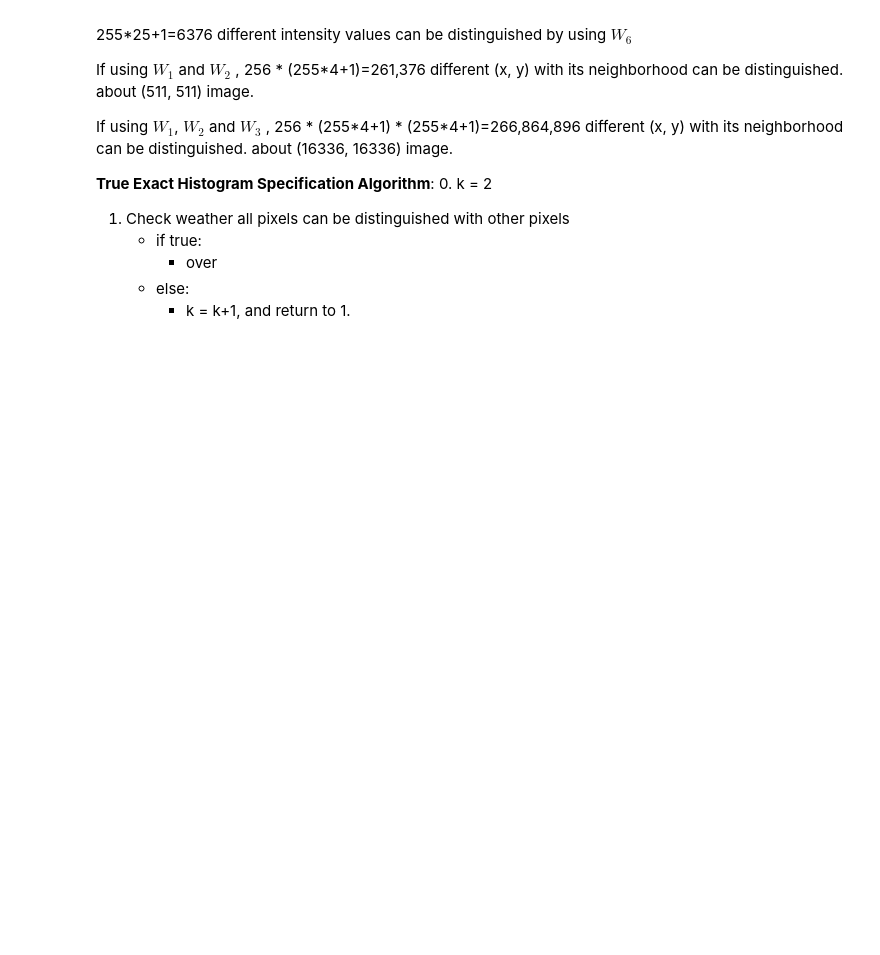
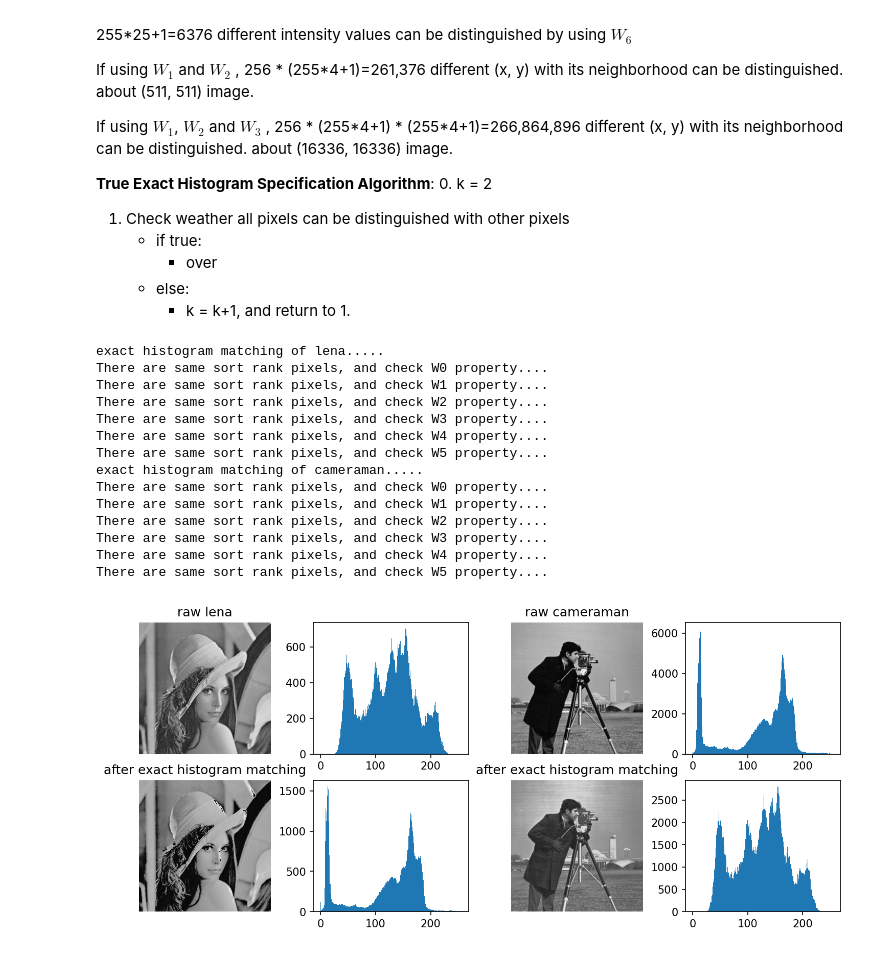
Before and after one commit to koolo233/DigitalImageProcessing_Python, a Jupyter notebook: Histogram_Processing.ipynb, the cells around one changed output. Drawn from its saved outputs; the diff is of its cells as text; code cells hidden in the pictures; blank space fills up the shorter version.

Commit message:
exact histogram matching finish

```diff
--- a/Histogram_Processing.ipynb
+++ b/Histogram_Processing.ipynb
@@ -442,0 +520,54 @@ If using $W_1$, $W_2$ and $W_3$ , 256 * (255\*4+1) \* (255\*4+1)=266,864,896 dif
+# %%
+# read image
+lena_image = cv2.imread("./images/lena_gray_256.tif", 0)
+cameraman_image = cv2.imread("./images/cameraman.tif", 0)
+
+print("exact histogram matching of lena.....")
+exact_histogram_matching_lena = exact_histogram_matching(lena_image, cameraman_image)
+print("exact histogram matching of cameraman.....")
+exact_histogram_matching_cameraman_image = exact_histogram_matching(cameraman_image, lena_image)
+
+plt.figure(figsize=(12, 5), dpi=150)
+
+plt.subplot(2, 4, 1)
+plt.axis("off")
+plt.title("raw lena")
+plt.imshow(lena_image, cmap="gray", vmin=0, vmax=255)
+plt.subplot(2, 4, 2)
+plt.hist(lena_image.ravel(), 256, [0, 256])
+plt.subplot(2, 4, 3)
+plt.axis("off")
+plt.title("raw cameraman")
+plt.imshow(cameraman_image, cmap="gray", vmin=0, vmax=255)
+plt.subplot(2, 4, 4)
+plt.hist(cameraman_image.ravel(), 256, [0, 256])
+plt.subplot(2, 4, 5)
+plt.axis("off")
+plt.title("after exact histogram matching")
+plt.imshow(exact_histogram_matching_lena, cmap="gray", vmin=0, vmax=255)
+plt.subplot(2, 4, 6)
+plt.hist(exact_histogram_matching_lena.ravel(), 256, [0, 256])
+plt.subplot(2, 4, 7)
+plt.axis("off")
+plt.title("after exact histogram matching")
+plt.imshow(exact_histogram_matching_cameraman_image, cmap="gray", vmin=0, vmax=255)
+plt.subplot(2, 4, 8)
+plt.hist(exact_histogram_matching_cameraman_image.ravel(), 256, [0, 256])
+
+plt.show()
+# %% [output]
+exact histogram matching of lena.....
+There are same sort rank pixels, and check W0 property....
+There are same sort rank pixels, and check W1 property....
+There are same sort rank pixels, and check W2 property....
+There are same sort rank pixels, and check W3 property....
+There are same sort rank pixels, and check W4 property....
+There are same sort rank pixels, and check W5 property....
+exact histogram matching of cameraman.....
+There are same sort rank pixels, and check W0 property....
+There are same sort rank pixels, and check W1 property....
+There are same sort rank pixels, and check W2 property....
+There are same sort rank pixels, and check W3 property....
+There are same sort rank pixels, and check W4 property....
+There are same sort rank pixels, and check W5 property....
+[figure, added]
```
Also changed, not shown: parts of 1 cell of this notebook, 2 other files.
